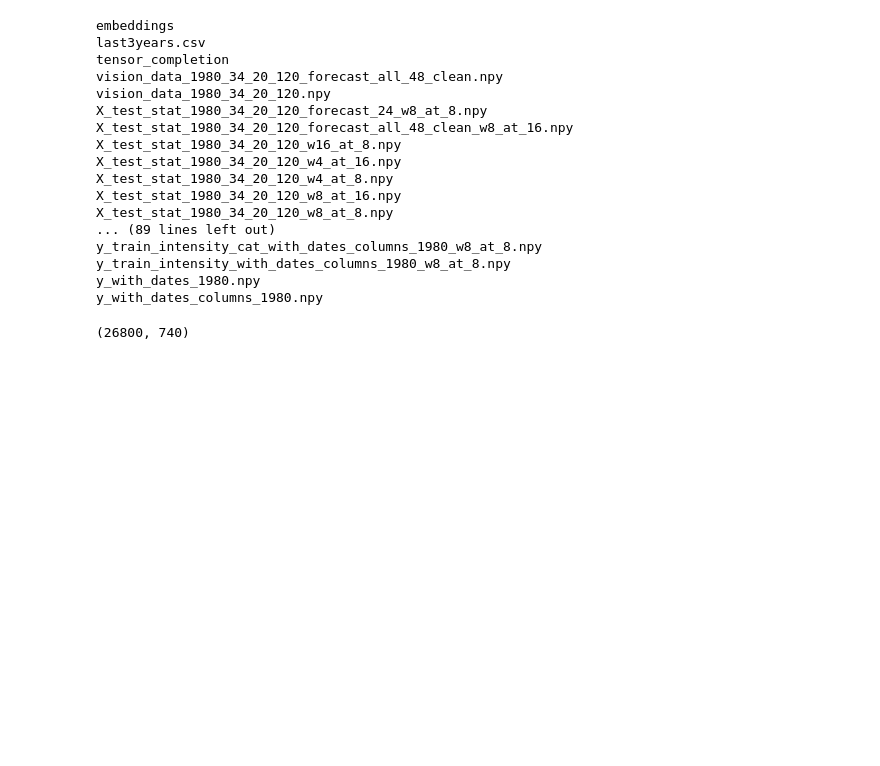
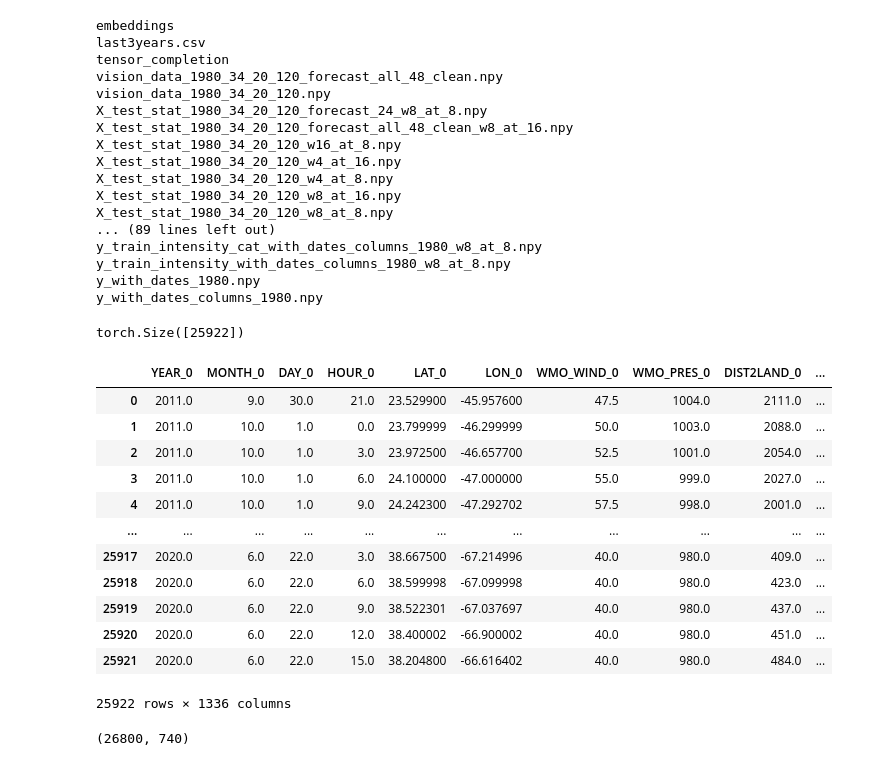
Before and after one commit to leobix/hurricast, a Jupyter notebook: scripts/Compute_results.ipynb, the cells around one changed output. Drawn from its saved outputs; the diff is of its cells as text; code cells hidden in the pictures; blank space fills up the shorter version.

```diff
--- a/scripts/Compute_results.ipynb
+++ b/scripts/Compute_results.ipynb
@@ -234,0 +237,4 @@ X_test_baseline.columns = names_all_baselines
+# %%
+tgt_intensity_test.shape
+# %% [output]
+torch.Size([25922])
@@ -235,3 +255,19 @@ X_test_baseline.columns = names_all_baselines
+# %%
+X_test_baseline
+# %% [output]
+|  | YEAR_0 | MONTH_0 | DAY_0 | HOUR_0 | LAT_0 | LON_0 | WMO_WIND_0 | WMO_PRES_0 | DIST2LAND_0 | ... |
+| 0 | 2011.0 | 9.0 | 30.0 | 21.0 | 23.529900 | -45.957600 | 47.5 | 1004.0 | 2111.0 | ... |
+| 1 | 2011.0 | 10.0 | 1.0 | 0.0 | 23.799999 | -46.299999 | 50.0 | 1003.0 | 2088.0 | ... |
+| 2 | 2011.0 | 10.0 | 1.0 | 3.0 | 23.972500 | -46.657700 | 52.5 | 1001.0 | 2054.0 | ... |
+| 3 | 2011.0 | 10.0 | 1.0 | 6.0 | 24.100000 | -47.000000 | 55.0 | 999.0 | 2027.0 | ... |
+| 4 | 2011.0 | 10.0 | 1.0 | 9.0 | 24.242300 | -47.292702 | 57.5 | 998.0 | 2001.0 | ... |
+| ... | ... | ... | ... | ... | ... | ... | ... | ... | ... | ... |
+| 25917 | 2020.0 | 6.0 | 22.0 | 3.0 | 38.667500 | -67.214996 | 40.0 | 980.0 | 409.0 | ... |
+| 25918 | 2020.0 | 6.0 | 22.0 | 6.0 | 38.599998 | -67.099998 | 40.0 | 980.0 | 423.0 | ... |
+| 25919 | 2020.0 | 6.0 | 22.0 | 9.0 | 38.522301 | -67.037697 | 40.0 | 980.0 | 437.0 | ... |
+| 25920 | 2020.0 | 6.0 | 22.0 | 12.0 | 38.400002 | -66.900002 | 40.0 | 980.0 | 451.0 | ... |
+| 25921 | 2020.0 | 6.0 | 22.0 | 15.0 | 38.204800 | -66.616402 | 40.0 | 980.0 | 484.0 | ... |
+25922 rows × 1336 columns
 # %%
 EP:
 We beat: SHIP, HWRF, GFSO, AEMN, DSHP, (GFDL, UKXI, CMC)
```
Also changed, not shown: parts of 18 cells of this notebook.
